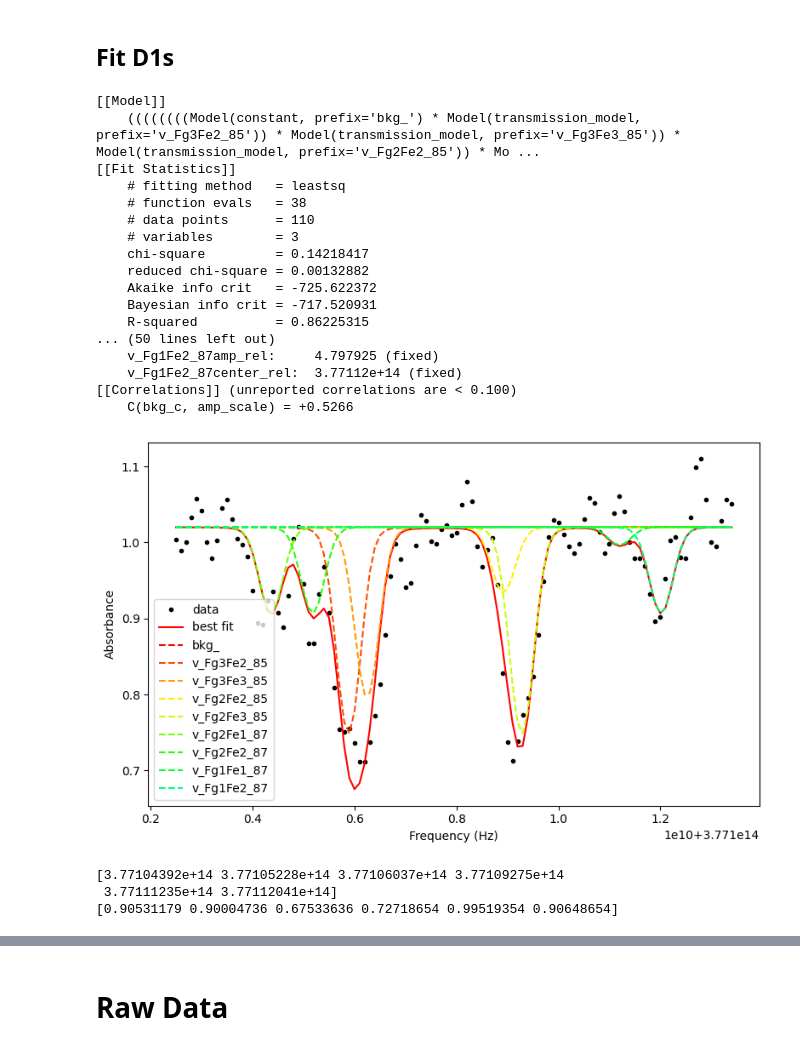
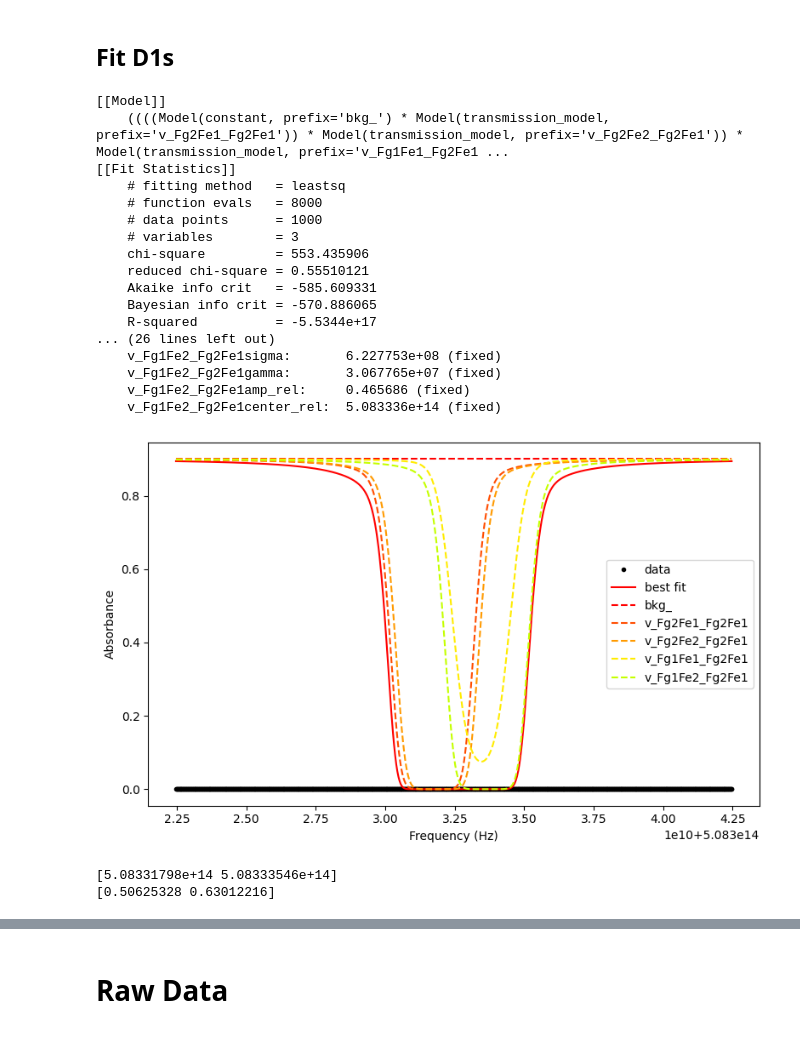
Before and after one commit to Seabear-attack/dev-table, a Jupyter notebook: Dual Comb/line_fit_rel.ipynb, the cells around one changed output, grey strips where cells are left out. Cells and saved outputs as stored; diff of their text form; code cells hidden in the pictures.

```diff
--- a/Dual Comb/line_fit_rel.ipynb
+++ b/Dual Comb/line_fit_rel.ipynb
@@ -598,19 +598,22 @@ for line, transitions in lines.items():
 # %% [markdown]
 ## Fit D2s
 # %%
-# D2 Fits ######################################3
-
-mask = (full_axis >= nu0_D2 - 1e10) & (full_axis <= nu0_D2 + 1e10)
-axis = full_axis[mask]
-spectrum = full_spectrum[mask]
+min_freq=nu0_D2 - 10e9
+max_freq=nu0_D2 + 10e9
+npts=1000
+mask = (full_axis >= min_freq) & (full_axis <= max_freq)
+# axis = full_axis[mask]
+axis = np.linspace(min_freq, max_freq, npts)
+# spectrum = full_spectrum[mask]
+spectrum = np.zeros(npts)
 # ---------------------------
 # Build composite Voigt model
 # ---------------------------
 model = ConstantModel(prefix='bkg_')  # background offset
 params = model.make_params()
 
-params['bkg_c'].set(value=1)
-params.add('xoffset', value=0, min=-500e6, max=500e6)
+params['bkg_c'].set(value=1, min=.9, max=1.1)
+params.add('xoffset', value=0, min=-500e6, max=500e6, vary=False)
 params.add('amp_scale', value=1e9)
 # params.add('Rb87_ratio', value=ratio_87, max=ratio_87+.1, min=ratio_87-.1)
 
@@ -665,6 +668,7 @@ plt.show()
 peak_axis = np.linspace(np.min(axis), np.max(axis), int(1e7))
 unshift_params = result.params.copy()
 unshift_params['xoffset'].set(value=0)
+unshift_params['amp_scale'].set(value=1e9)
 unshift_spectrum = result.eval(x=peak_axis, params=unshift_params)
 
 peaks_idx, peaks_props = find_peaks(-unshift_spectrum)
@@ -705,16 +709,21 @@ plt.show()
 # %% [markdown]
 ## Fit D1s
 # %%
-mask = (full_axis >= nu0_D1 - 5e9) & (full_axis <= nu0_D1 + 6e9)
-axis = full_axis[mask]
-spectrum = full_spectrum[mask]
+min_freq=nu0_D1 - 10e9
+max_freq=nu0_D1 + 10e9
+npts=1000
+mask = (full_axis >= min_freq) & (full_axis <= max_freq)
+# axis = full_axis[mask]
+axis = np.linspace(min_freq, max_freq, npts)
+# spectrum = full_spectrum[mask]
+spectrum = np.zeros(npts)
 # ---------------------------
 # Build composite Voigt model
 # ---------------------------
 model = ConstantModel(prefix='bkg_')  # background offset
 params = model.make_params()
 
-params['bkg_c'].set(value=1)
+params['bkg_c'].set(value=1, min=.9, max=1.1)
 params.add('xoffset', value=0, min=-500e6, max=500e6)
 params.add('amp_scale', value=1e9)
 
@@ -766,47 +775,47 @@ for i, x in enumerate(components.items()):
 plt.xlabel('Frequency (Hz)')
 plt.ylabel('Absorbance')
 plt.legend()
 plt.tight_layout()
 plt.show()
 
 # Unshifted line peaks
 peak_axis = np.linspace(np.min(axis), np.max(axis), int(1e7))
 unshift_params = result.params.copy()
 unshift_params['xoffset'].set(value=0)
+unshift_params['amp_scale'].set(value=1e9)
 unshift_spectrum = result.eval(x=peak_axis, params=unshift_params)
 
 peaks_idx, peaks_props = find_peaks(-unshift_spectrum)
 peaks_freq = np.array([peak_axis[idx] for idx in peaks_idx])
 peaks_amp = result.eval(x=peaks_freq, params=unshift_params)
 print(peaks_freq)
 print(peaks_amp)
 plt.figure(figsize=(8, 5))
 plt.plot(axis, spectrum, 'k.', label='data')
 plt.plot(peak_axis, unshift_spectrum, 'r-', label='model')
 plt.plot(peaks_freq, peaks_amp, 'b.', label = 'peaks')
 plt.xlabel('Frequency (Hz)')
 plt.ylabel('Absorbance')
 plt.legend()
 plt.show()
 # %% [output]
 [[Model]]
-    ((((((((Model(constant, prefix='bkg_') * Model(transmission_model, prefix='v_Fg3Fe2_85')) * Model(transmission_model, prefix='v_Fg3Fe3_85')) * Model(transmission_model, prefix='v_Fg2Fe2_85')) * Mo ...
+    ((((Model(constant, prefix='bkg_') * Model(transmission_model, prefix='v_Fg2Fe1_Fg2Fe1')) * Model(transmission_model, prefix='v_Fg2Fe2_Fg2Fe1')) * Model(transmission_model, prefix='v_Fg1Fe1_Fg2Fe1 ...
 [[Fit Statistics]]
     # fitting method   = leastsq
-    # function evals   = 38
-    # data points      = 110
+    # function evals   = 8000
+    # data points      = 1000
     # variables        = 3
-    chi-square         = 0.14218417
-    reduced chi-square = 0.00132882
-    Akaike info crit   = -725.622372
-    Bayesian info crit = -717.520931
-    R-squared          = 0.86225315
-... (50 lines left out)
-    v_Fg1Fe2_87amp_rel:     4.797925 (fixed)
-    v_Fg1Fe2_87center_rel:  3.77112e+14 (fixed)
-[[Correlations]] (unreported correlations are < 0.100)
-    C(bkg_c, amp_scale) = +0.5266
+    chi-square         = 553.435906
+    reduced chi-square = 0.55510121
+    Akaike info crit   = -585.609331
+    Bayesian info crit = -570.886065
+    R-squared          = -5.5344e+17
+... (26 lines left out)
+    v_Fg1Fe2_Fg2Fe1sigma:       6.227753e+08 (fixed)
+    v_Fg1Fe2_Fg2Fe1gamma:       3.067765e+07 (fixed)
+    v_Fg1Fe2_Fg2Fe1amp_rel:     0.465686 (fixed)
+    v_Fg1Fe2_Fg2Fe1center_rel:  5.083336e+14 (fixed)
-[figure, old version]
+[figure, new version]
-[3.77104392e+14 3.77105228e+14 3.77106037e+14 3.77109275e+14
- 3.77111235e+14 3.77112041e+14]
-[0.90531179 0.90004736 0.67533636 0.72718654 0.99519354 0.90648654]
+[5.08331798e+14 5.08333546e+14]
+[0.50625328 0.63012216]
```
Also changed, not shown: parts of 2 cells of this notebook.
